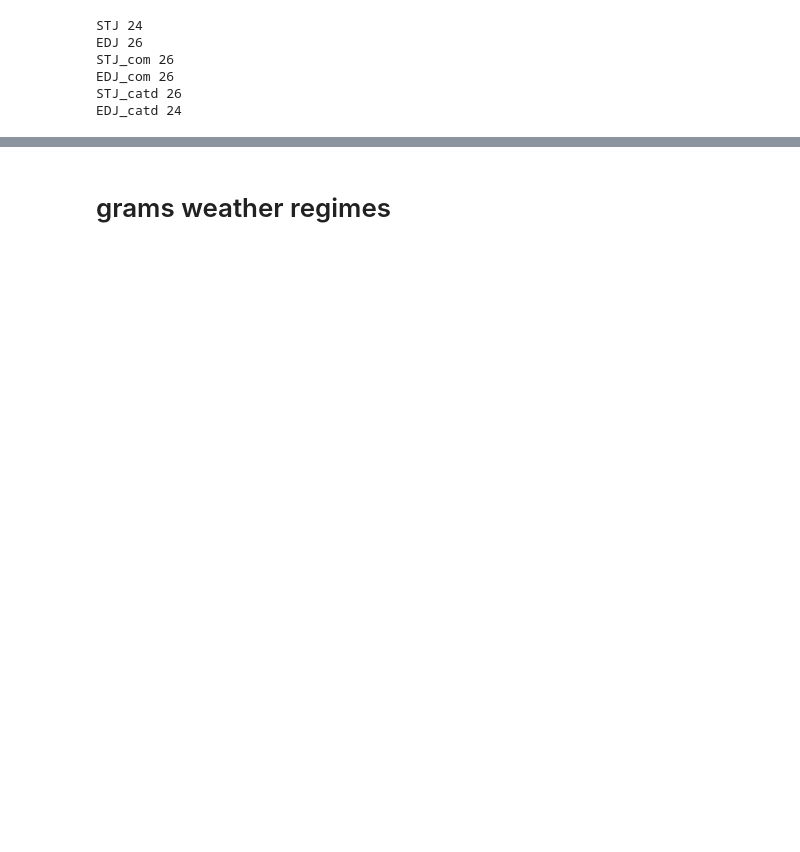
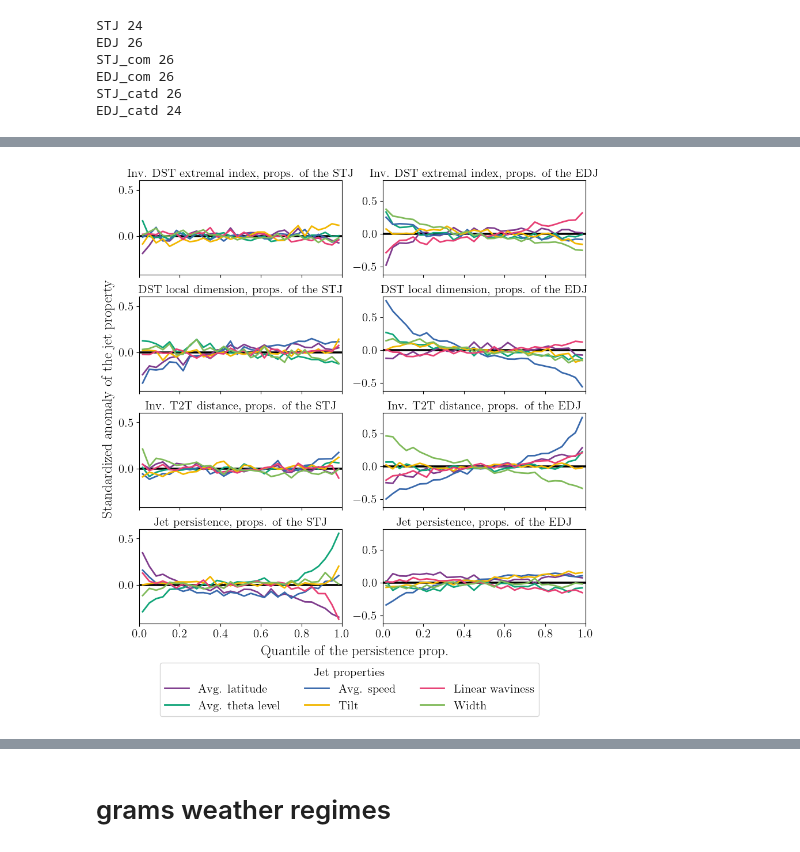
Before and after one commit to hbanderier/persistent-extremes-era5, a Jupyter notebook: Persistence/persistent_jets_v2.ipynb, the cells around one changed output, grey strips where cells are left out. Saved outputs shown, nothing was run; the diff lists cells and outputs as text; code cells hidden in the pictures; blank space fills up the shorter version.

```diff
--- a/Persistence/persistent_jets_v2.ipynb
+++ b/Persistence/persistent_jets_v2.ipynb
@@ -275,0 +198,66 @@ for spell_of in ["STJ" ,"EDJ", "STJ_catd" ,"EDJ_catd", "STJ_com" ,"EDJ_com"]:
+# %%
+from itertools import pairwise
+props_as_df_anoms = compute_anomalies_pl(phat_props_catd.filter(pl.col("time").dt.month().is_in([6, 7, 8, 9])), standardize=True)
+from jetutils.jet_finding import pers_from_cross_catd
+pers = pl.read_parquet(exp.path.joinpath("pers_catd_all_year.parquet")).filter(pl.col("time").dt.month().is_in([6, 7, 8, 9]))
+n_q = 31
+data_vars = [
+    "mean_lat",
+    "mean_theta",
+    "mean_s",
+    "tilt",
+    "waviness1",
+    "width",
+]
+prettier_index = {
+    "theta": "Inv. DST extremal index",
+    "dim": "DST local dimension",
+    "speed": "Inv. T2T distance",
+    "pers": "Jet persistence",
+}
+cm = colormaps.bold
+colors_props = cm(np.linspace(0, 1 - 1 / cm.N, cm.N) + 1 / 2 / cm.N)
+vs_quantiles = {
+    data_var: np.zeros(n_q - 1) for data_var in data_vars
+}
+qs = np.linspace(0, 1, n_q)
+to_plots = {"theta": theta_pd, "dim": dim_pd, "speed": speed_pd, "pers": pers}
+fig, axes = plt.subplots(len(to_plots), 2, figsize=(10, 10), sharex="all", sharey="col", gridspec_kw={"hspace": 0.23})
+for i, (name, to_plot) in enumerate(to_plots.items()):
+    name = to_plot.columns[-1]
+    for j, jet in enumerate(["STJ", "EDJ"]):
+        ax = axes[i, j]
+        if name=="pers":
+            to_plot_ = to_plot.filter(pl.col("spell_of") == jet)
+        elif name in ["theta", "speed"]:
+            to_plot_ = to_plot.with_columns(1 / pl.col(name))
+        else:
+            to_plot_ = to_plot
+        to_plot_ = to_plot.cast({"time": pl.Datetime("ms")})
+        for k, (q1, q2) in enumerate(pairwise(qs)):
+            props = (
+                to_plot_
+                .filter(
+                    (pl.col(name) < pl.col(name).quantile(q2)) &
+                    (pl.col(name) >= pl.col(name).quantile(q1))
+                )[["time"]]
+                .join(
+                    props_as_df_anoms
+                    .filter(pl.col("jet") == jet),
+                    on="time"
+                )
+                .mean()
+            )
+            for data_var in data_vars:
+                vs_quantiles[data_var][k] = props[data_var].item()
+            ax.axhline(0, color="black")
+        for k, (data_var, huh) in enumerate(vs_quantiles.items()):
+            ax.plot((qs[:-1] + qs[1:]) / 2, huh, label=PRETTIER_VARNAME[data_var], color=colors_props[k], lw=2)
+        ax.set_title(f"{prettier_index[name]}, props. of the {jet[:3]}", pad=4)
+fig.supxlabel("Quantile of the persistence prop.", y=0.05)
+fig.supylabel("Standardized anomaly of the jet property", x=0.06)
+axes[-1, 0].legend(bbox_to_anchor=[2, -.35], ncol=3, title="Jet properties")
+axes[-1, -1].set_xlim([0, 1])
+fig.savefig(f"{FIGURES}/jet_persistence/pers_props_quantiles.png")
+# %% [output]
+[figure, added]
```
Also changed, not shown: parts of 28 cells of this notebook.
